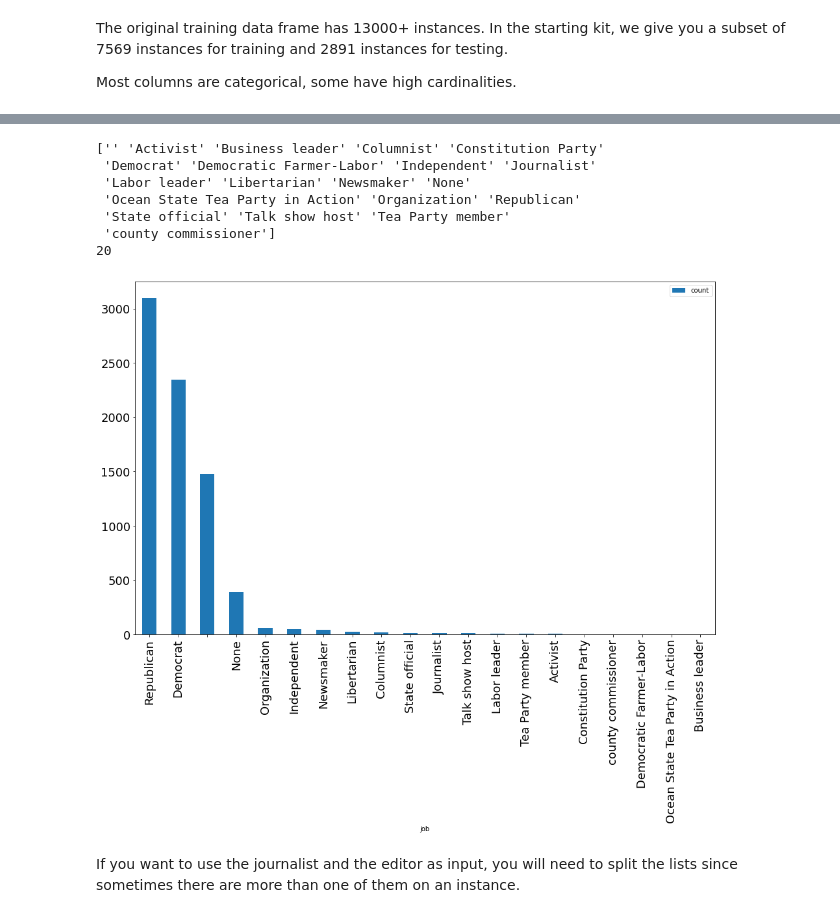
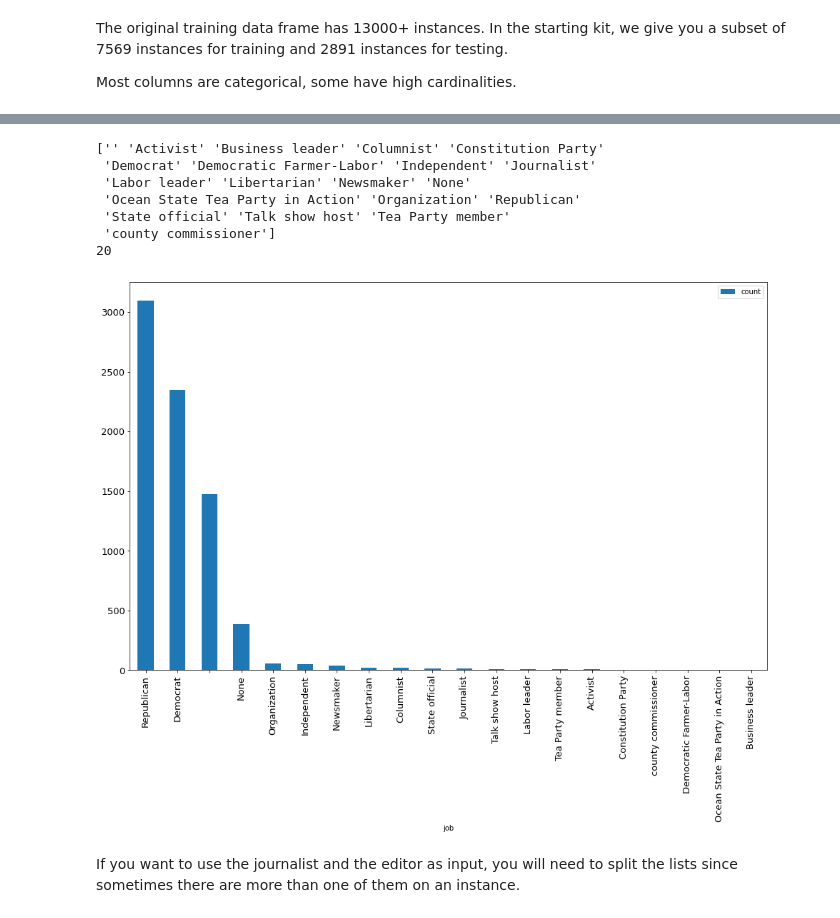
Before and after one commit to lucyleeow/fake_news, a Jupyter notebook: fake_news_starting_kit.ipynb, the cells around one changed output, grey strips where cells are left out. Cells and saved outputs as stored; diff of their text form; code cells hidden in the pictures.

```diff
--- a/fake_news_starting_kit.ipynb
+++ b/fake_news_starting_kit.ipynb
@@ -134,19 +134,19 @@ data.groupby('state').count()[['job']].sort_values(
 # %%
 print(np.unique(data['job']))
 print(len(np.unique(data['job'])))
 data.groupby('job').count()[['state']].rename(
     columns={'state': 'count'}).sort_values(
     'count', ascending=False).reset_index().plot.bar(
-        x='job', y='count', figsize=(16, 10), fontsize=18);
+        x='job', y='count', figsize=(16, 10), fontsize=13);
 # %% [output]
 ['' 'Activist' 'Business leader' 'Columnist' 'Constitution Party'
  'Democrat' 'Democratic Farmer-Labor' 'Independent' 'Journalist'
  'Labor leader' 'Libertarian' 'Newsmaker' 'None'
  'Ocean State Tea Party in Action' 'Organization' 'Republican'
  'State official' 'Talk show host' 'Tea Party member'
  'county commissioner']
 20
-[figure, old version]
+[figure, new version]
 # %% [markdown]
 If you want to use the journalist and the editor as input, you will need to split the lists since sometimes there are more than one of them on an instance.
 # %%
```
Also changed, not shown: parts of 9 cells of this notebook, 2 other files.
